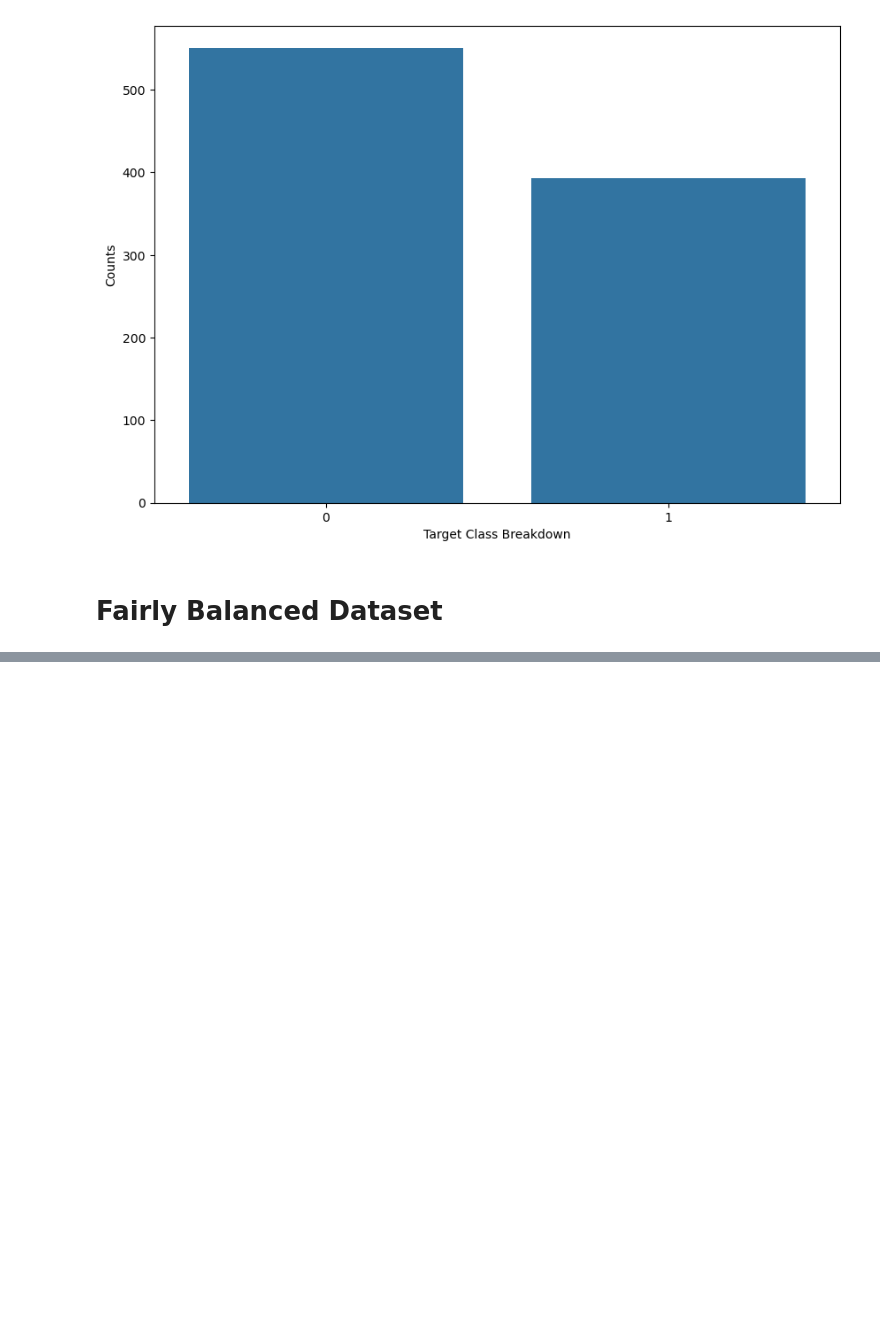
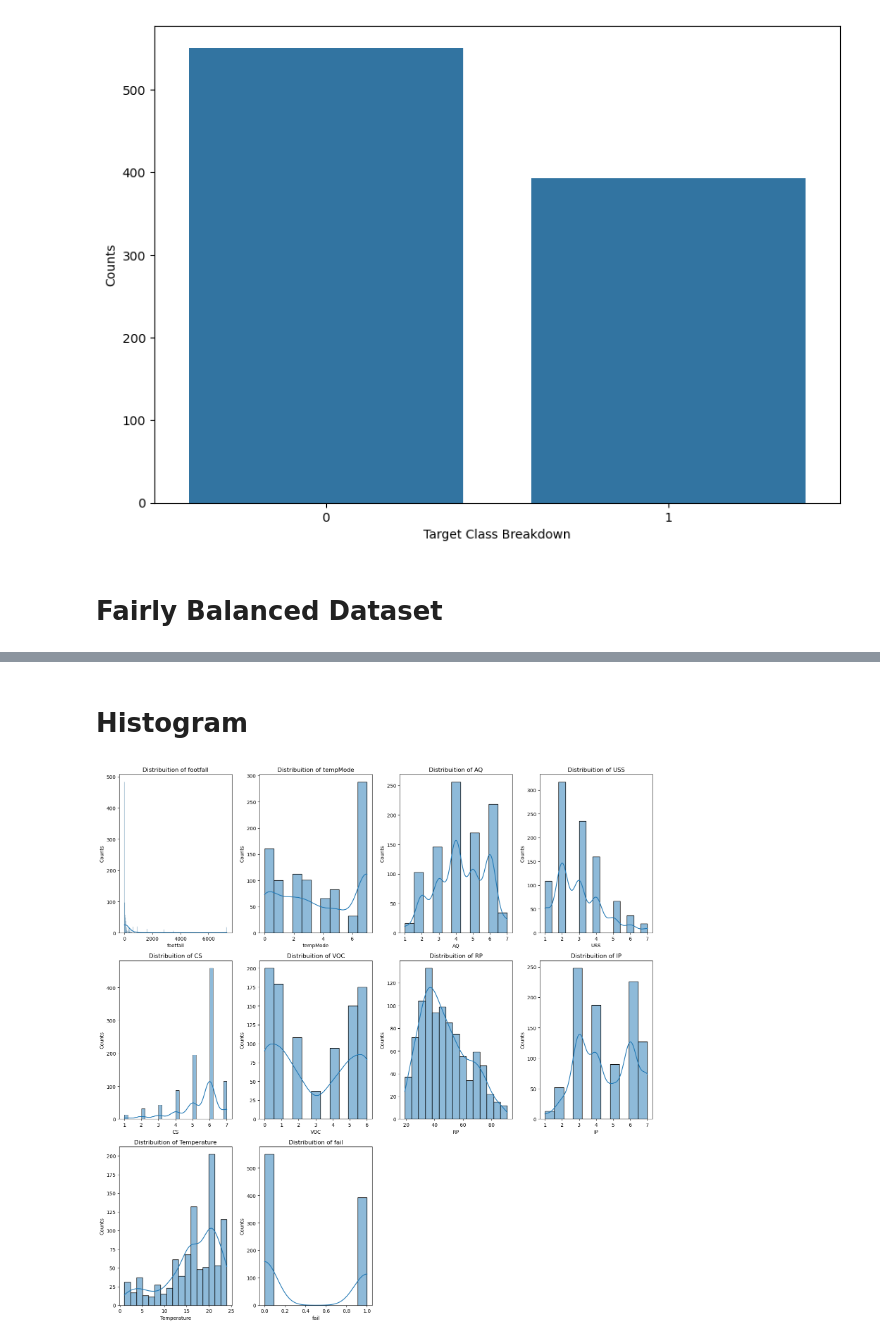
Before and after one commit to MaukanMir/Machine-Failure-Prediction, a Jupyter notebook: training.ipynb, the cells around one changed output, grey strips where cells are left out. Saved outputs shown, nothing was run; the diff lists cells and outputs as text; code cells hidden in the pictures; blank space fills up the shorter version.

```diff
--- a/training.ipynb
+++ b/training.ipynb
@@ -28,6 +28,36 @@ def check_class_imbalance(target):
   plt.xlabel("Target Class Breakdown")
   plt.ylabel("Counts")
   plt.show()
+
+def plot_distribution(df, kind):
+
+  plt.figure(figsize=(16,16))
+  rows = len(df.columns)
+  dims = (rows+ 3)//4
+  for idx, col in enumerate(df.columns):
+    plt.subplot(dims, 4, idx+1)
+    sns.histplot(df[col], kde=True) if kind == "Hist" else plt.boxplot(df[col])
+    plt.title(f"Distribuition of {col}")
+    plt.ylabel("Counts")
+  plt.tight_layout()
+  plt.show()
+
+def aggregate_dataset(df, interested_columns, agg_col, function):
+
+  plt.figure(figsize=(16, 16))
+  rows = len(interested_columns)
+  dims = (rows + 3 )//4
+
+  for idx, col in enumerate(interested_columns):
+    grouped_df = getattr(df.groupby(agg_col)[col], function)().reset_index(name=col)
+    plt.subplot(dims, 4, idx+1)
+    sns.barplot(data=grouped_df, x=agg_col, y=col)
+    plt.title(f"Agg of {col}")
+    plt.ylabel(col)
+    plt.xticks(rotation =45)
+
+  plt.tight_layout()
+  plt.show()
 # %% [markdown]
 # EDA Analysis
 # %%
@@ -77,0 +145,6 @@ check_class_imbalance(df["fail"])
+# %% [markdown]
+# Histogram
+# %%
+plot_distribution(df,"Hist")
+# %% [output]
+[figure, added]
```
Also changed, not shown: parts of 8 cells of this notebook.
